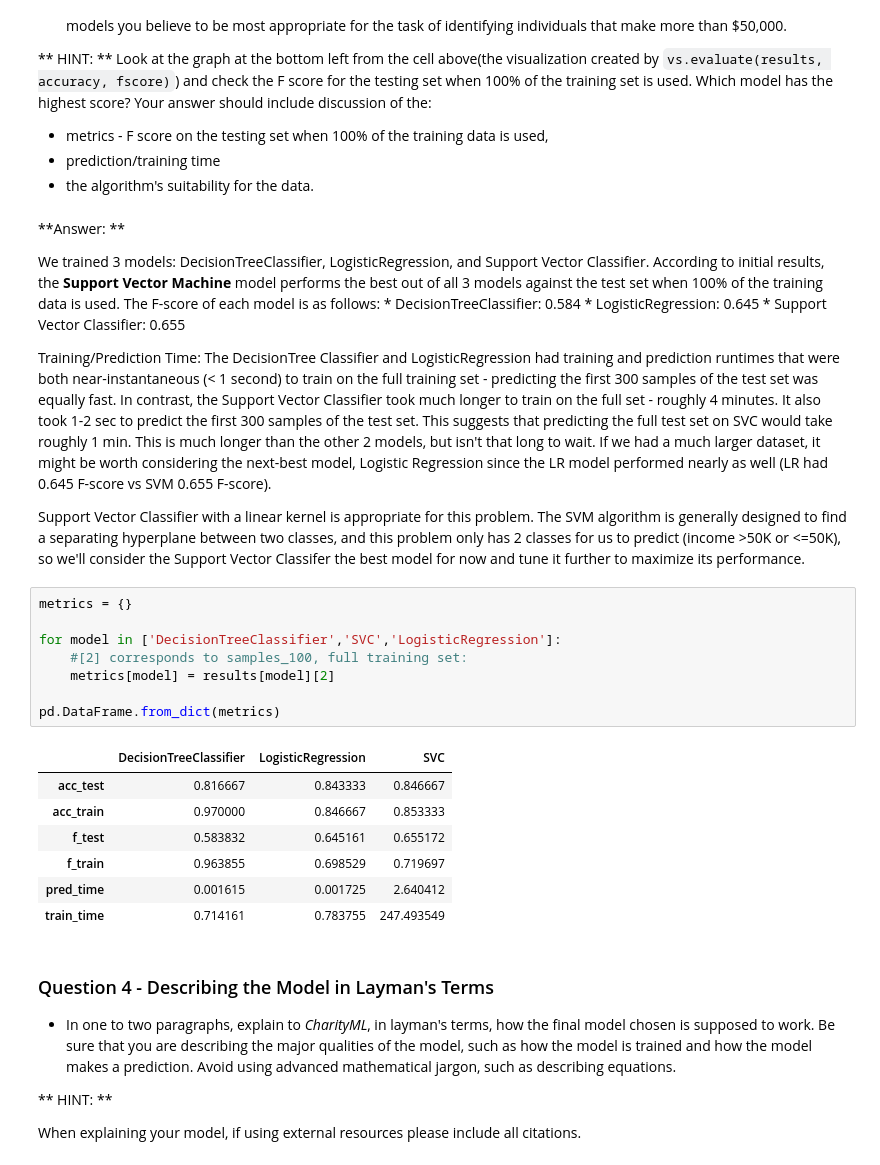
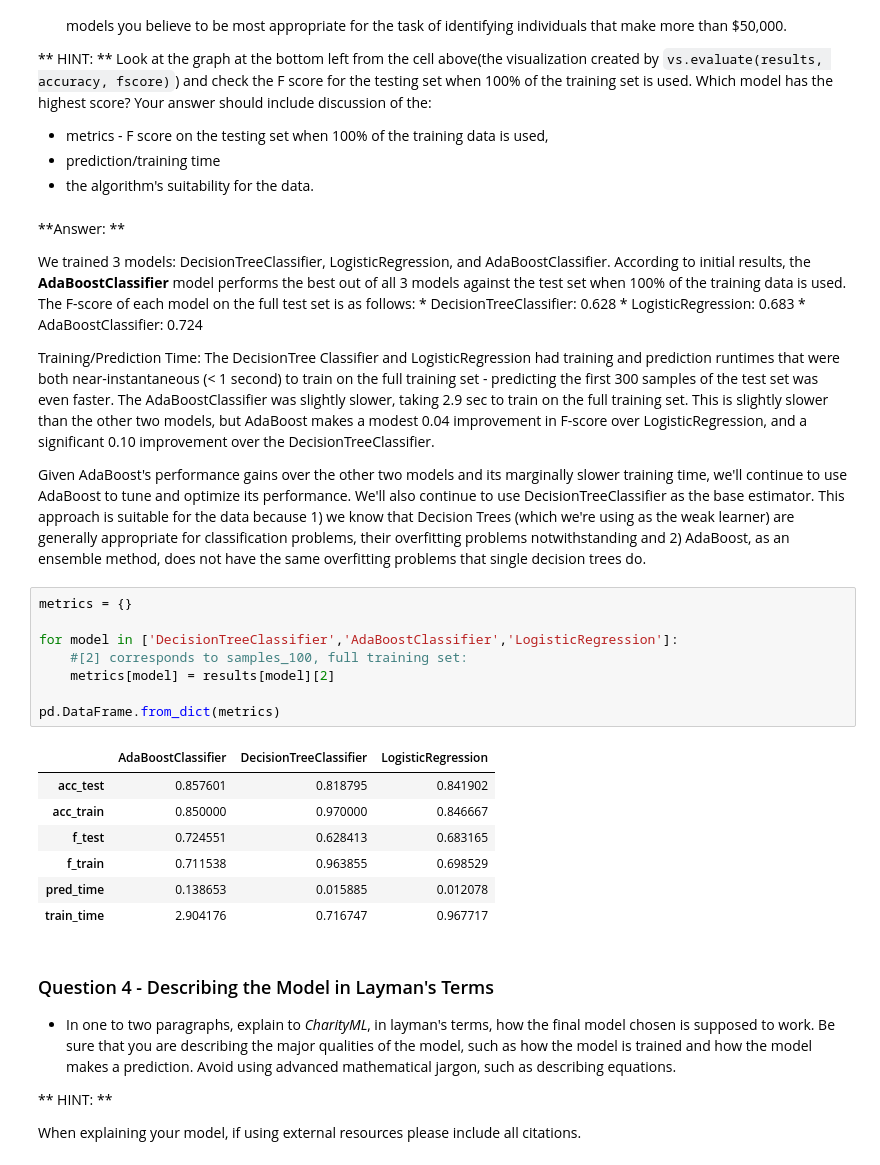
Before and after one commit to jseery/mlnd, a Jupyter notebook: finding_donors/finding_donors.ipynb, the cells around one changed output. Cells and saved outputs as stored; diff of their text form.

```diff
--- a/finding_donors/finding_donors.ipynb
+++ b/finding_donors/finding_donors.ipynb
@@ -461,30 +461,30 @@ Look at the graph at the bottom left from the cell above(the visualization creat
 # %% [markdown]
 **Answer: **
 
-We trained 3 models: DecisionTreeClassifier, LogisticRegression, and Support Vector Classifier. According to initial results, the **Support Vector Machine** model performs the best out of all 3 models against the test set when 100% of the training data is used. The F-score of each model is as follows:
-    * DecisionTreeClassifier: 0.584
-    * LogisticRegression: 0.645
-    * Support Vector Classifier: 0.655
+We trained 3 models: DecisionTreeClassifier, LogisticRegression, and AdaBoostClassifier. According to initial results, the **AdaBoostClassifier** model performs the best out of all 3 models against the test set when 100% of the training data is used. The F-score of each model on the full test set is as follows:
+    * DecisionTreeClassifier: 0.628
+    * LogisticRegression: 0.683
+    * AdaBoostClassifier: 0.724
 
-Training/Prediction Time: The DecisionTree Classifier and LogisticRegression had training and prediction runtimes that were both near-instantaneous (< 1 second) to train on the full training set - predicting the first 300 samples of the test set was equally fast. In contrast, the Support Vector Classifier took much longer to train on the full set - roughly 4 minutes. It also took 1-2 sec to predict the first 300 samples of the test set. This suggests that predicting the full test set on SVC would take roughly 1 min. This is much longer than the other 2 models, but isn't that long to wait. If we had a much larger dataset, it might be worth considering the next-best model, Logistic Regression since the LR model performed nearly as well (LR had 0.645 F-score vs SVM 0.655 F-score).
+Training/Prediction Time: The DecisionTree Classifier and LogisticRegression had training and prediction runtimes that were both near-instantaneous (< 1 second) to train on the full training set - predicting the first 300 samples of the test set was even faster. The AdaBoostClassifier was slightly slower, taking 2.9 sec to train on the full training set. This is slightly slower than the other two models, but AdaBoost makes a modest 0.04 improvement in F-score over LogisticRegression, and a significant 0.10 improvement over the DecisionTreeClassifier.
 
-Support Vector Classifier with a linear kernel is appropriate for this problem. The SVM algorithm is generally designed to find a separating hyperplane between two classes, and this problem only has 2 classes for us to predict (income >50K or <=50K), so we'll consider the Support Vector Classifer the best model for now and tune it further to maximize its performance.
+Given AdaBoost's performance gains over the other two models and its marginally slower training time, we'll continue to use AdaBoost to tune and optimize its performance. We'll also continue to use DecisionTreeClassifier as the base estimator. This approach is suitable for the data because 1) we know that Decision Trees (which we're using as the weak learner) are generally appropriate for classification problems, their overfitting problems notwithstanding and 2) AdaBoost, as an ensemble method, does not have the same overfitting problems that single decision trees do.
 # %%
 metrics = {}
 
-for model in ['DecisionTreeClassifier','SVC','LogisticRegression']:
+for model in ['DecisionTreeClassifier','AdaBoostClassifier','LogisticRegression']:
     #[2] corresponds to samples_100, full training set:
     metrics[model] = results[model][2]
 
 pd.DataFrame.from_dict(metrics)
 # %% [output]
-|  | DecisionTreeClassifier | LogisticRegression | SVC |
-| acc_test | 0.816667 | 0.843333 | 0.846667 |
-| acc_train | 0.970000 | 0.846667 | 0.853333 |
-| f_test | 0.583832 | 0.645161 | 0.655172 |
-| f_train | 0.963855 | 0.698529 | 0.719697 |
-| pred_time | 0.001615 | 0.001725 | 2.640412 |
-| train_time | 0.714161 | 0.783755 | 247.493549 |
+|  | AdaBoostClassifier | DecisionTreeClassifier | LogisticRegression |
+| acc_test | 0.857601 | 0.818795 | 0.841902 |
+| acc_train | 0.850000 | 0.970000 | 0.846667 |
+| f_test | 0.724551 | 0.628413 | 0.683165 |
+| f_train | 0.711538 | 0.963855 | 0.698529 |
+| pred_time | 0.138653 | 0.015885 | 0.012078 |
+| train_time | 2.904176 | 0.716747 | 0.967717 |
 # %% [markdown]
 ### Question 4 - Describing the Model in Layman's Terms
 
```
Also changed, not shown: parts of 13 cells of this notebook, 2 other files.
